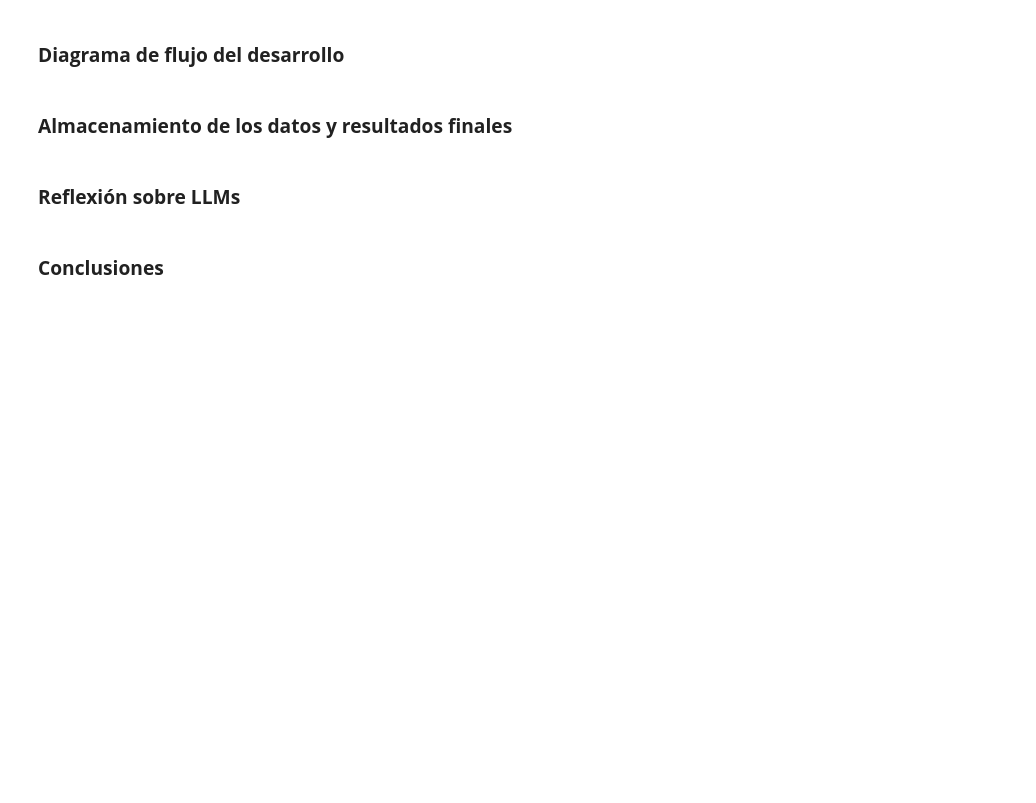
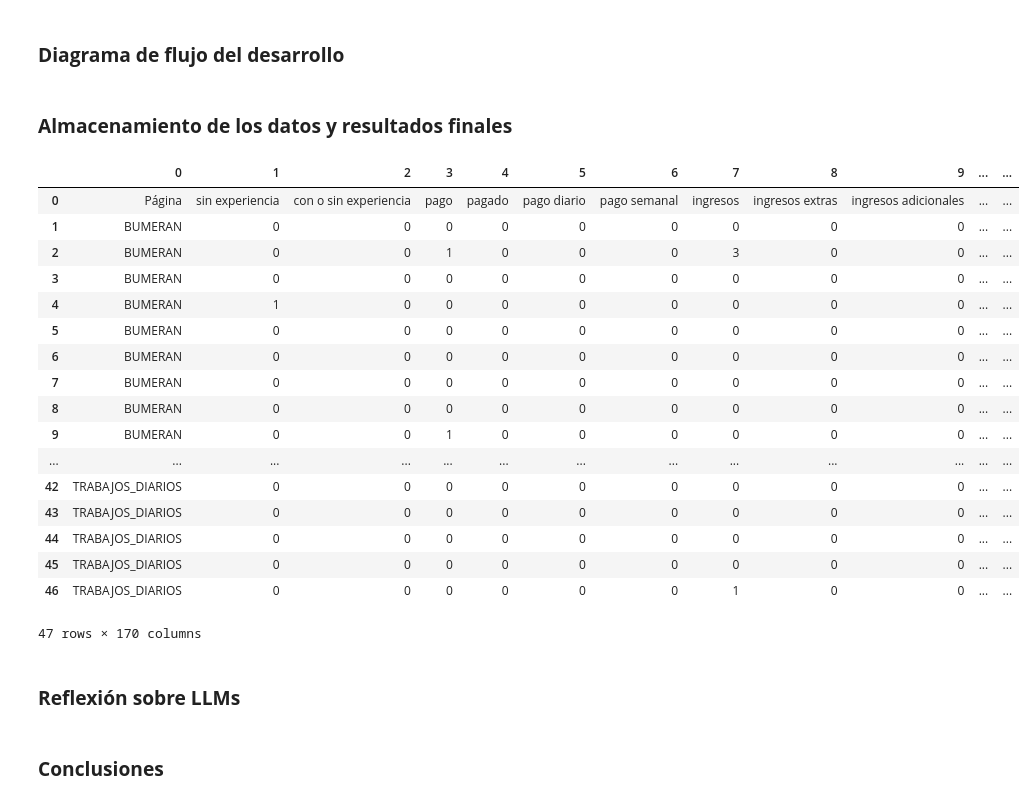
Before and after one commit to salvatore-polo/trabajo-final-lp2-vargas, a Jupyter notebook: Informe Final LP2.ipynb, the cells around one changed output. Cells and saved outputs as stored; diff of their text form; code cells hidden in the pictures; blank space fills up the shorter version.

Commit message:
Añadiendo los CSV finales

```diff
--- a/Informe Final LP2.ipynb
+++ b/Informe Final LP2.ipynb
@@ -649,7 +503,31 @@ oferta26 lista
 # %% [markdown]
 ### **Almacenamiento de los datos y resultados finales**
 # %%
+DataFrame_Final = pd.concat([DataFinal, DataFinal_b], ignore_index=True)
+DataFrame_Final = DataFrame_Final.drop(index=21).reset_index(drop=True)
 DataFinal.to_csv("DatosBumeran.csv", header=False)
+DataFinal_b.to_csv("DatosTrabajosDiarios.csv", header=False)
+DataFrame_Final.to_csv("DatosFinales.csv", header=False, index=False)
+DataFrame_Final
+# %% [output]
+|  | 0 | 1 | 2 | 3 | 4 | 5 | 6 | 7 | 8 | 9 | ... | ... |
+| 0 | Página | sin experiencia | con o sin experiencia | pago | pagado | pago diario | pago semanal | ingresos | ingresos extras | ingresos adicionales | ... | ... |
+| 1 | BUMERAN | 0 | 0 | 0 | 0 | 0 | 0 | 0 | 0 | 0 | ... | ... |
+| 2 | BUMERAN | 0 | 0 | 1 | 0 | 0 | 0 | 3 | 0 | 0 | ... | ... |
+| 3 | BUMERAN | 0 | 0 | 0 | 0 | 0 | 0 | 0 | 0 | 0 | ... | ... |
+| 4 | BUMERAN | 1 | 0 | 0 | 0 | 0 | 0 | 0 | 0 | 0 | ... | ... |
+| 5 | BUMERAN | 0 | 0 | 0 | 0 | 0 | 0 | 0 | 0 | 0 | ... | ... |
+| 6 | BUMERAN | 0 | 0 | 0 | 0 | 0 | 0 | 0 | 0 | 0 | ... | ... |
+| 7 | BUMERAN | 0 | 0 | 0 | 0 | 0 | 0 | 0 | 0 | 0 | ... | ... |
+| 8 | BUMERAN | 0 | 0 | 0 | 0 | 0 | 0 | 0 | 0 | 0 | ... | ... |
+| 9 | BUMERAN | 0 | 0 | 1 | 0 | 0 | 0 | 0 | 0 | 0 | ... | ... |
+| ... | ... | ... | ... | ... | ... | ... | ... | ... | ... | ... | ... | ... |
+| 42 | TRABAJOS_DIARIOS | 0 | 0 | 0 | 0 | 0 | 0 | 0 | 0 | 0 | ... | ... |
+| 43 | TRABAJOS_DIARIOS | 0 | 0 | 0 | 0 | 0 | 0 | 0 | 0 | 0 | ... | ... |
+| 44 | TRABAJOS_DIARIOS | 0 | 0 | 0 | 0 | 0 | 0 | 0 | 0 | 0 | ... | ... |
+| 45 | TRABAJOS_DIARIOS | 0 | 0 | 0 | 0 | 0 | 0 | 0 | 0 | 0 | ... | ... |
+| 46 | TRABAJOS_DIARIOS | 0 | 0 | 0 | 0 | 0 | 0 | 1 | 0 | 0 | ... | ... |
+47 rows × 170 columns
 # %% [markdown]
 ### **Reflexión sobre LLMs**
 # %% [markdown]
```
Also changed, not shown: parts of 4 cells of this notebook, 3 other files.
